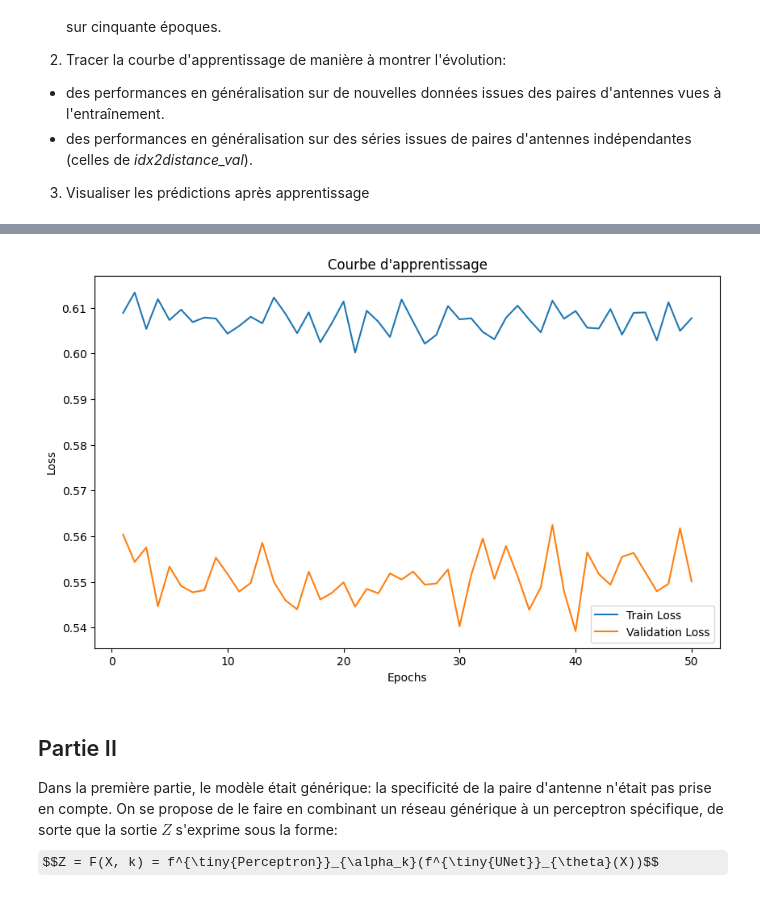
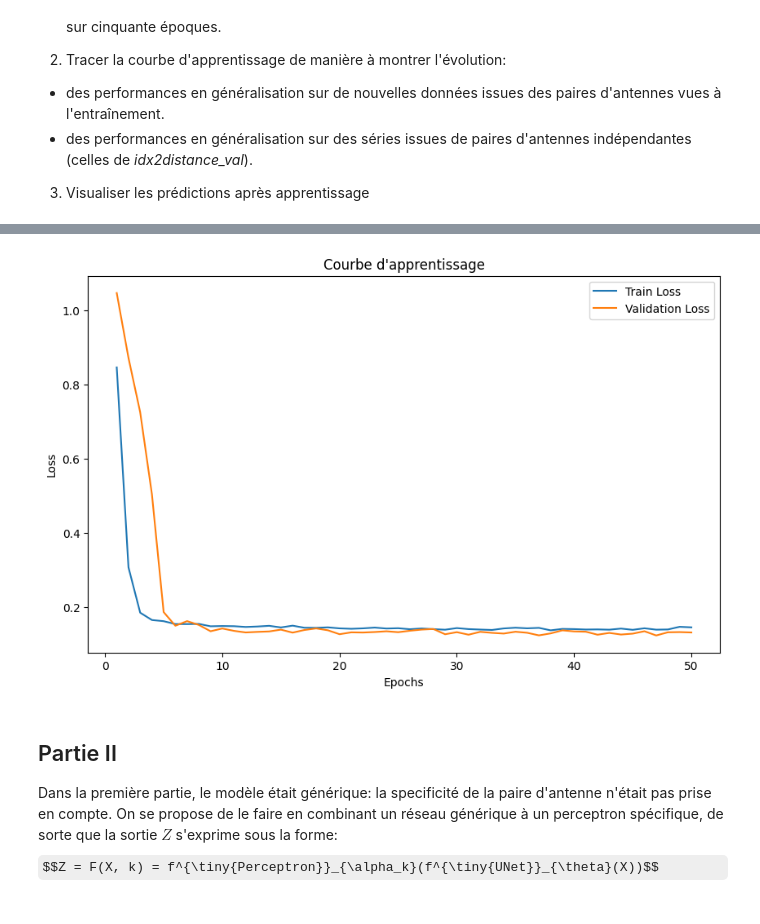
Before and after one commit to Gpoupart/exam_2025, a Jupyter notebook: notebooks/probleme1.ipynb, the cells around one changed output, grey strips where cells are left out. Drawn from its saved outputs; the diff is of its cells as text; code cells hidden in the pictures; some formulas as TeX source.

```diff
--- a/notebooks/probleme1.ipynb
+++ b/notebooks/probleme1.ipynb
@@ -241,7 +241,7 @@ def train_model(model, trainloader, validloader, criterion, optimizer, num_epoch
             outputs = model(attenuations.unsqueeze(1))
 
             # Calcul de la perte
-            loss = criterion(outputs, rain_rates)
+            loss = criterion(outputs[:, 0, 120:-120], rain_rates[:, 120:-120])
 
             # Rétropropagation
             loss.backward()
@@ -260,7 +260,7 @@ def train_model(model, trainloader, validloader, criterion, optimizer, num_epoch
                 attenuations = attenuations.to(device)
 
                 outputs = model(attenuations.unsqueeze(1))
-                loss = criterion(outputs, rain_rates)
+                loss = criterion(outputs[:, 0, 120:-120], rain_rates[:, 120:-120])
                 val_loss += loss.item()
 
             val_losses.append(val_loss / len(validloader))
@@ -302,4 +302,4 @@ Epoch 50/50, Train Loss: 0.6077, Validation Loss: 0.5501
-[figure, old version]
+[figure, new version]
 # %% [markdown]
 ## Partie II
 
```
Also changed, not shown: parts of 6 cells of this notebook.
